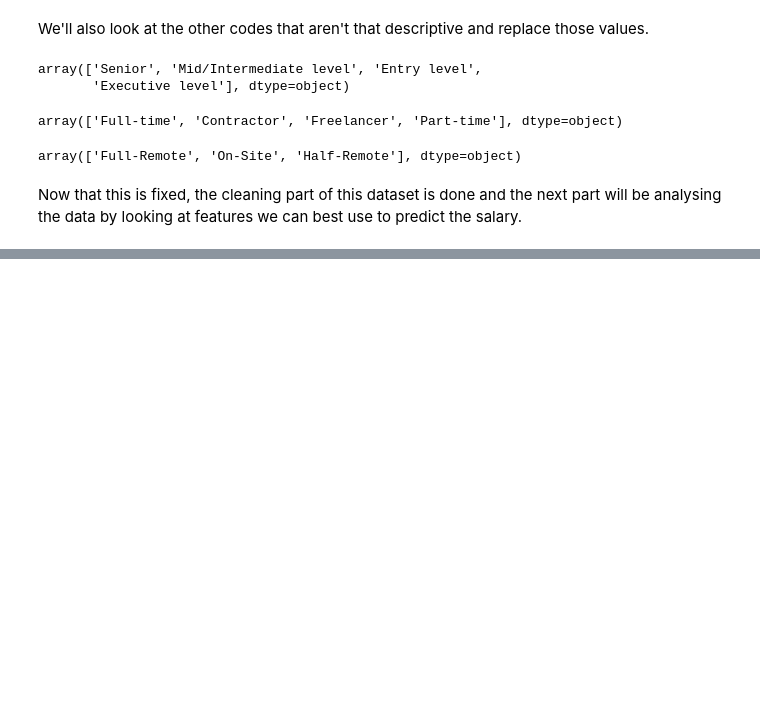
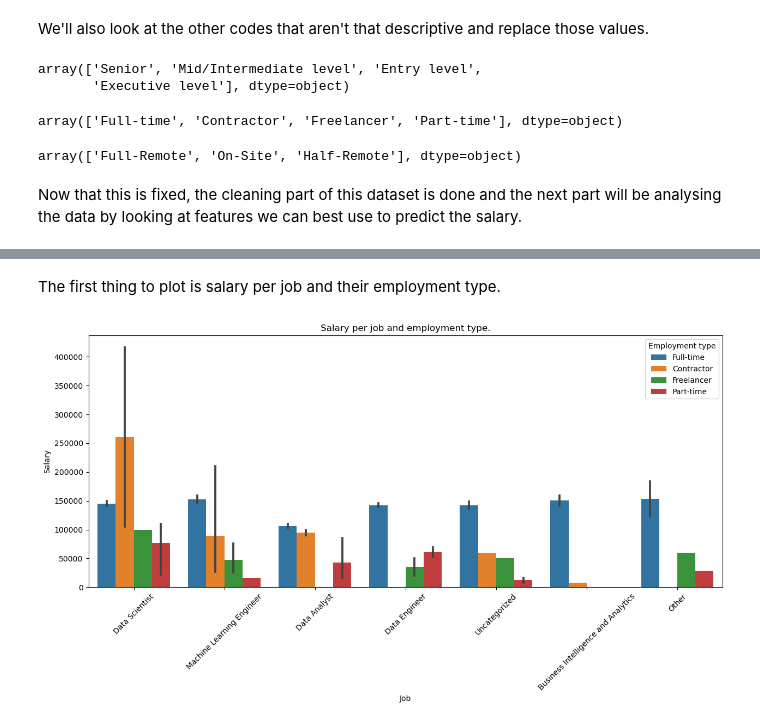
Before and after one commit to jarnoweemen/ML_Practice_Assignments, a Jupyter notebook: Practice 1/practice 1 - Jarno Weemen.ipynb, the cells around one changed output, grey strips where cells are left out. Saved outputs shown, nothing was run; the diff lists cells and outputs as text; code cells hidden in the pictures; blank space fills up the shorter version.

Commit message:
Data analysis part done

```diff
--- a/Practice 1/practice 1 - Jarno Weemen.ipynb
+++ b/Practice 1/practice 1 - Jarno Weemen.ipynb
@@ -215,0 +230,14 @@ array(['Senior'], dtype='<U22')
+# %% [markdown]
+The first thing to plot is salary per job and their employment type.
+# %%
+plt.figure(figsize=(15,6))
+plt.ticklabel_format(style='plain', axis='y')
+plt.xticks(rotation=45)
+sns.barplot(data=df_salaries, x="job_title", y="salary_in_usd", hue="employment_type")
+plt.title("Salary per job and employment type.")
+plt.legend(title="Employment type")
+plt.xlabel("Job")
+plt.ylabel("Salary")
+plt.show()
+# %% [output]
+[figure, added]
```
Also changed, not shown: parts of 17 cells of this notebook.
